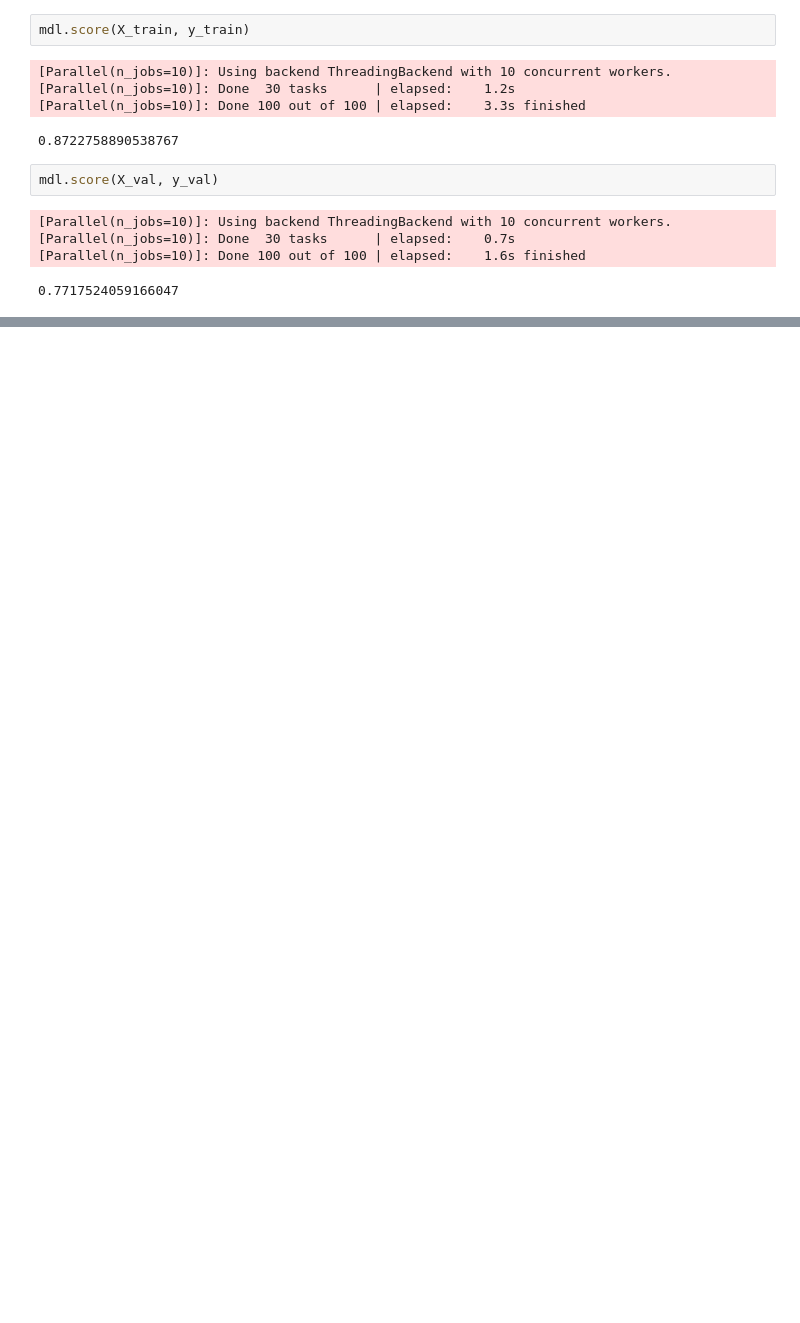
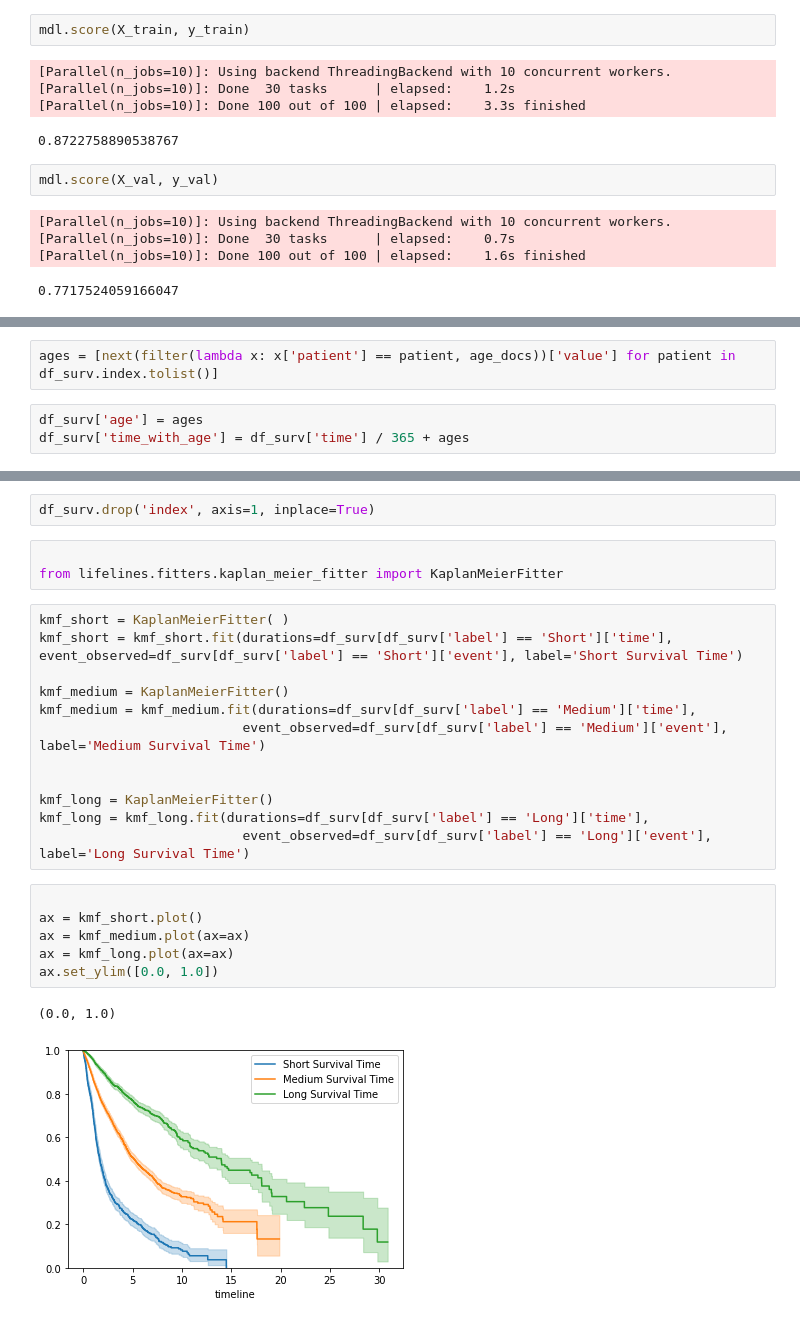
Before and after one commit to ohaddoron/ohad, a Jupyter notebook: playground.ipynb, the cells around one changed output, grey strips where cells are left out. Cells and saved outputs as stored; diff of their text form; blank space fills up the shorter version.

```diff
--- a/playground.ipynb
+++ b/playground.ipynb
@@ -345,0 +535,5 @@ mdl.score(X_val, y_val)
+# %%
+ages = [next(filter(lambda x: x['patient'] == patient, age_docs))['value'] for patient in df_surv.index.tolist()]
+# %%
+df_surv['age'] = ages
+df_surv['time_with_age'] = df_surv['time'] / 365 + ages
@@ -345,0 +550,26 @@ mdl.score(X_val, y_val)
+# %%
+df_surv.drop('index', axis=1, inplace=True)
+# %%
+
+from lifelines.fitters.kaplan_meier_fitter import KaplanMeierFitter
+# %%
+kmf_short = KaplanMeierFitter( )
+kmf_short = kmf_short.fit(durations=df_surv[df_surv['label'] == 'Short']['time'], event_observed=df_surv[df_surv['label'] == 'Short']['event'], label='Short Survival Time')
+
+kmf_medium = KaplanMeierFitter()
+kmf_medium = kmf_medium.fit(durations=df_surv[df_surv['label'] == 'Medium']['time'],
+                          event_observed=df_surv[df_surv['label'] == 'Medium']['event'], label='Medium Survival Time')
+
+
+kmf_long = KaplanMeierFitter()
+kmf_long = kmf_long.fit(durations=df_surv[df_surv['label'] == 'Long']['time'],
+                          event_observed=df_surv[df_surv['label'] == 'Long']['event'], label='Long Survival Time')
+# %%
+
+ax = kmf_short.plot()
+ax = kmf_medium.plot(ax=ax)
+ax = kmf_long.plot(ax=ax)
+ax.set_ylim([0.0, 1.0])
+# %% [output]
+(0.0, 1.0)
+[figure, added]
```
Also changed, not shown: parts of 64 cells of this notebook, 7 other files.
